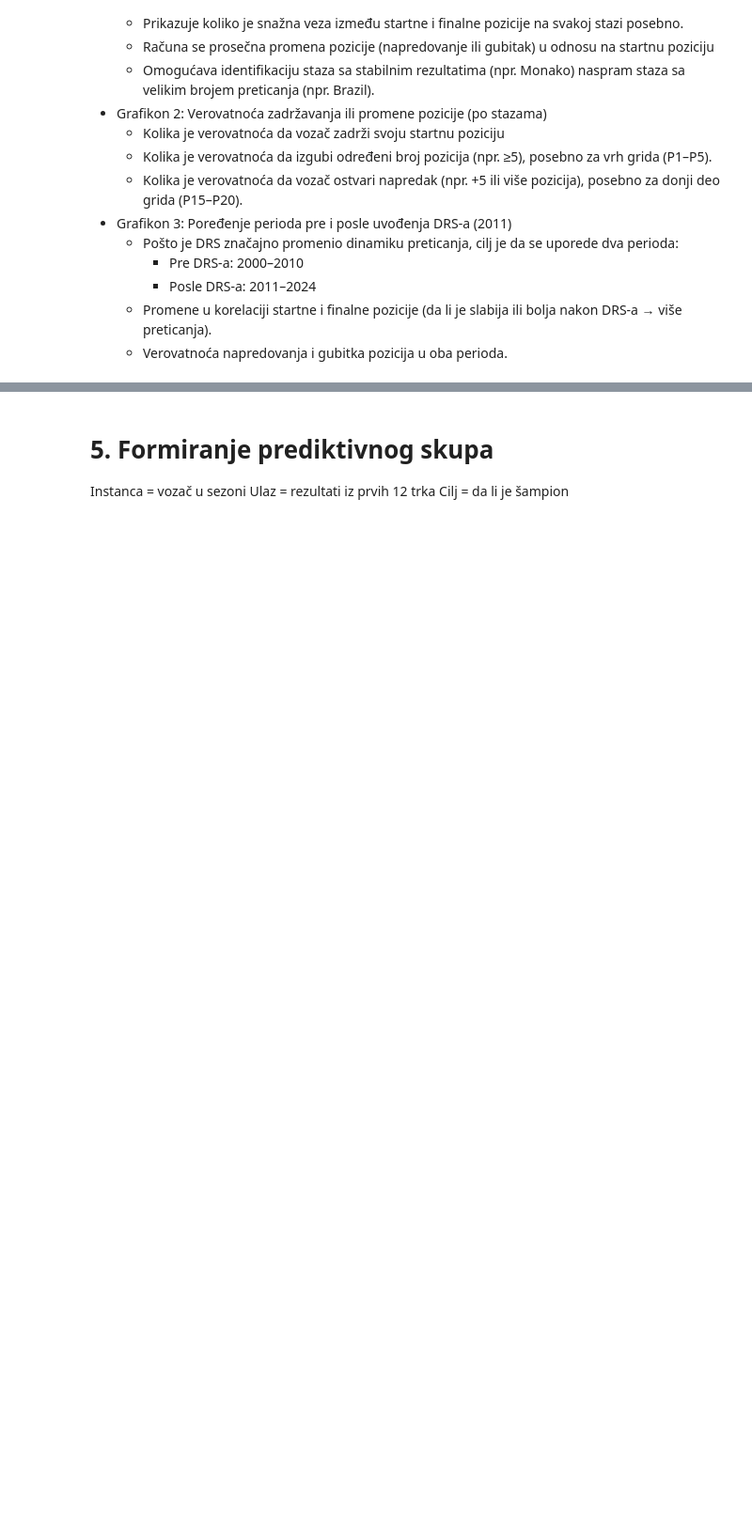
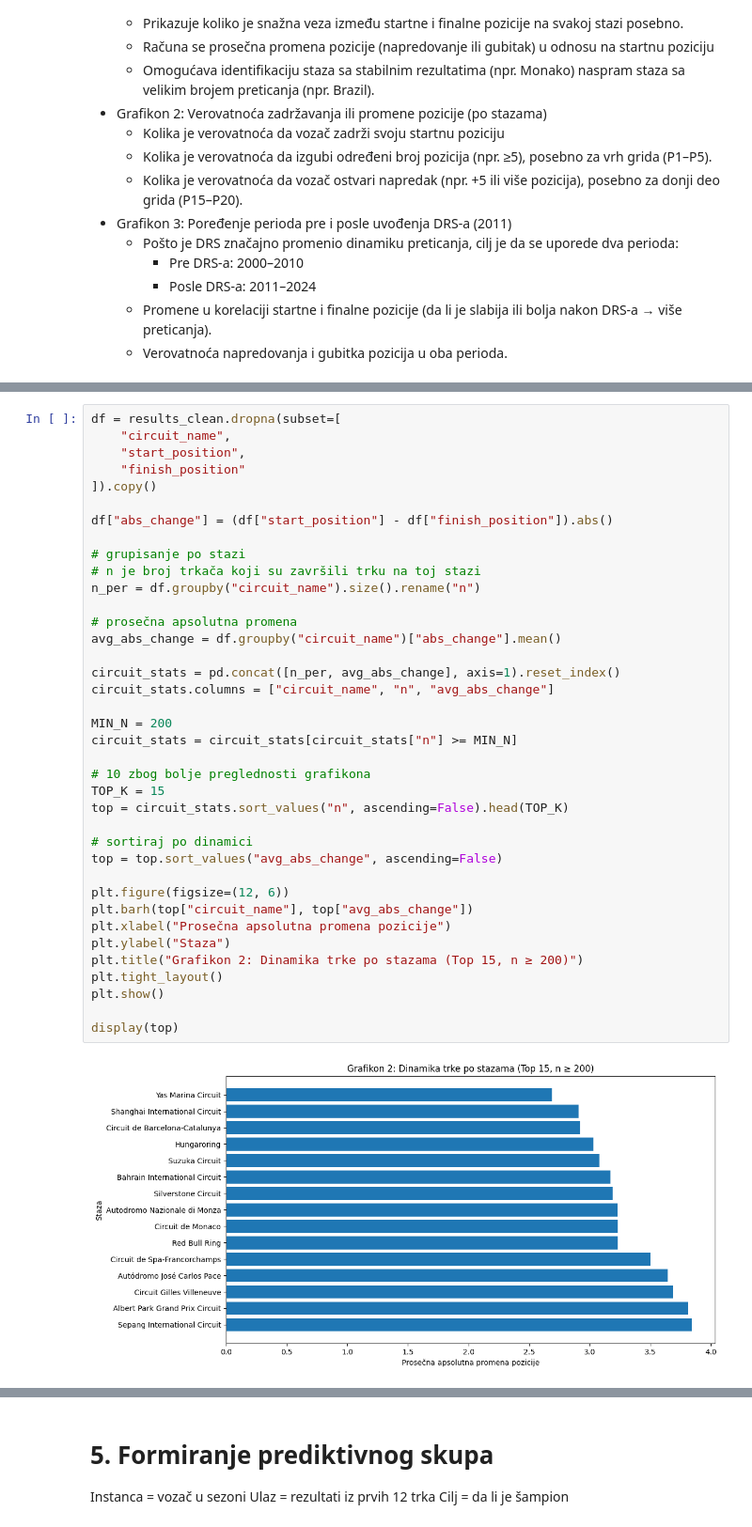
Before and after one commit to zelick/SIAP-F1-Analiza, a Jupyter notebook: SIAP_EDA_BaslineModel.ipynb, the cells around one changed output, grey strips where cells are left out. Shown at 94% size. Cells and saved outputs as stored; diff of their text form; blank space fills up the shorter version.

```diff
--- a/SIAP_EDA_BaslineModel.ipynb
+++ b/SIAP_EDA_BaslineModel.ipynb
@@ -201,0 +220,40 @@ KeyError: 'is_champion'
+# %%
+df = results_clean.dropna(subset=[
+    "circuit_name",
+    "start_position",
+    "finish_position"
+]).copy()
+
+df["abs_change"] = (df["start_position"] - df["finish_position"]).abs()
+
+# grupisanje po stazi
+# n je broj trkača koji su završili trku na toj stazi
+n_per = df.groupby("circuit_name").size().rename("n")
+
+# prosečna apsolutna promena
+avg_abs_change = df.groupby("circuit_name")["abs_change"].mean()
+
+circuit_stats = pd.concat([n_per, avg_abs_change], axis=1).reset_index()
+circuit_stats.columns = ["circuit_name", "n", "avg_abs_change"]
+
+MIN_N = 200
+circuit_stats = circuit_stats[circuit_stats["n"] >= MIN_N]
+
+# 10 zbog bolje preglednosti grafikona
+TOP_K = 15
+top = circuit_stats.sort_values("n", ascending=False).head(TOP_K)
+
+# sortiraj po dinamici
+top = top.sort_values("avg_abs_change", ascending=False)
+
+plt.figure(figsize=(12, 6))
+plt.barh(top["circuit_name"], top["avg_abs_change"])
+plt.xlabel("Prosečna apsolutna promena pozicije")
+plt.ylabel("Staza")
+plt.title("Grafikon 2: Dinamika trke po stazama (Top 15, n ≥ 200)")
+plt.tight_layout()
+plt.show()
+
+display(top)
+# %% [output]
+[figure, added]
```
Also changed, not shown: parts of 25 cells of this notebook.
